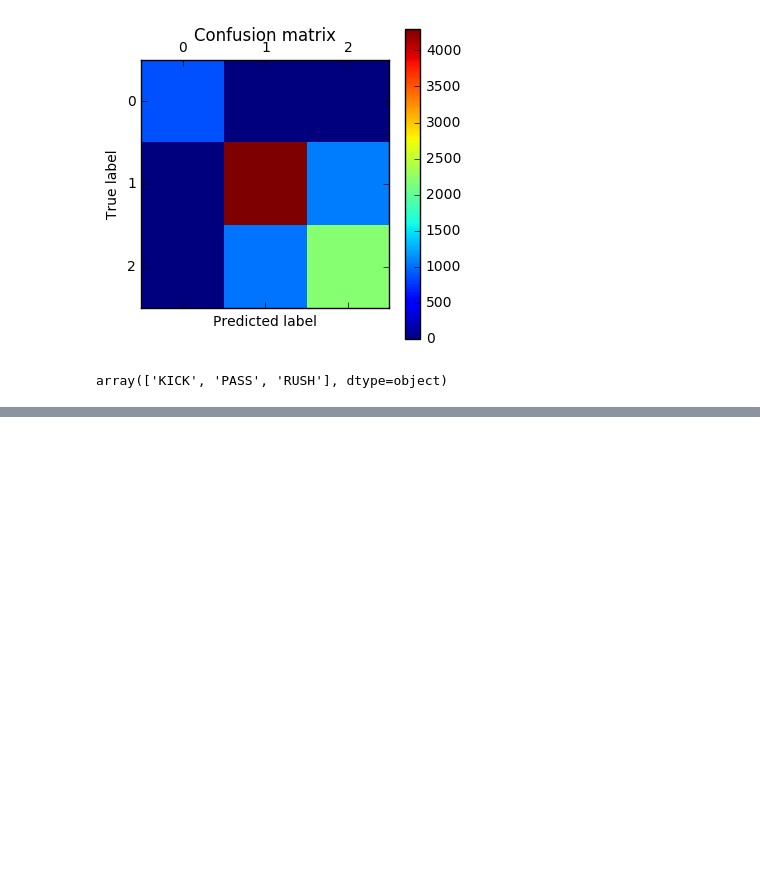
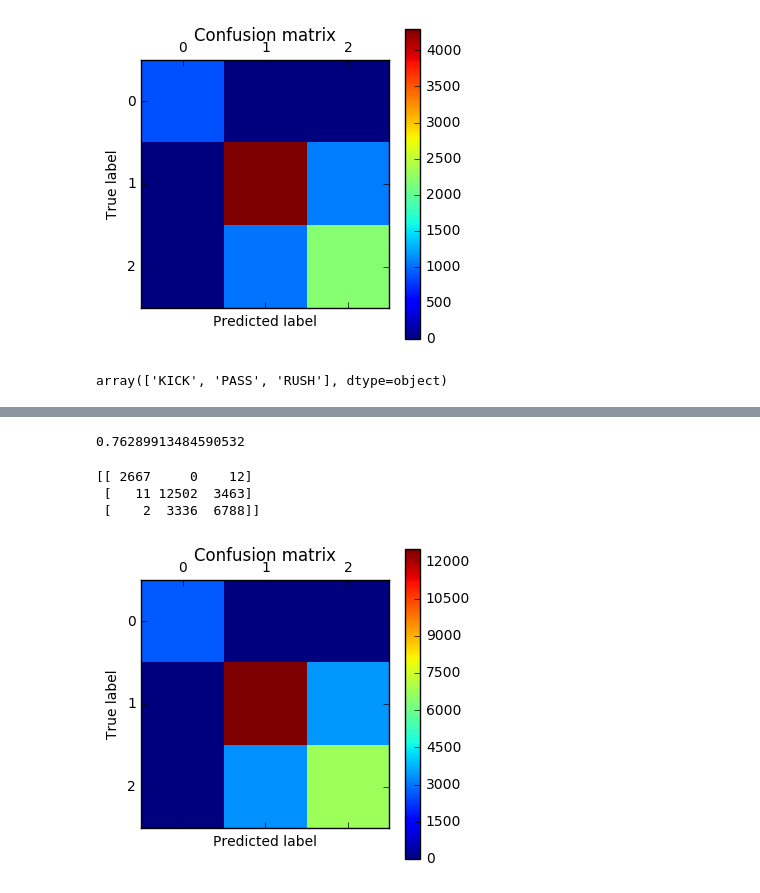
Before and after one commit to zreyn/nfl, a Jupyter notebook: nfl-eda.ipynb, the cells around one changed output, grey strips where cells are left out. Drawn from its saved outputs; the diff is of its cells as text; code cells hidden in the pictures; blank space fills up the shorter version.

```diff
--- a/nfl-eda.ipynb
+++ b/nfl-eda.ipynb
@@ -392,0 +418,33 @@ array(['KICK', 'PASS', 'RUSH'], dtype=object)
+# %%
+# create dummy variables for teams
+team_dummies = pd.get_dummies(df.OffenseTeam)
+team_dummies.columns = map(lambda x: 'TEAM_' + str(x), team_dummies.columns)
+# %%
+# combine the dummy variables and drop the categorical versions
+df_prepped = pd.concat(
+    [df.ix[:,['Quarter', 'Minute', 'Second', 'Down', 'ToGo', 'YardLine', 'Play']],
+    team_dummies,
+    form_dummies], axis=1)
+# %%
+# split the class from the values
+y = df_prepped['Play']
+X = df_prepped.drop(['Play'], axis=1).values
+
+# save a test set
+X_train, X_test, y_train, y_test = train_test_split(X, y, random_state=22)
+# %%
+# gradient boosting classifier
+gbc = GradientBoostingClassifier()
+gbc.fit(X_train, y_train)
+y_pred = gbc.predict(X_test)
+# %%
+gbc.score(X_test, y_test)
+# %% [output]
+0.76289913484590532
+# %%
+plot_confusion_matrix(confusion_matrix(y_test, y_pred))
+# %% [output]
+[[ 2667     0    12]
+ [   11 12502  3463]
+ [    2  3336  6788]]
+[figure, added]
```
Also changed, not shown: parts of 8 cells of this notebook, 7 other files.
